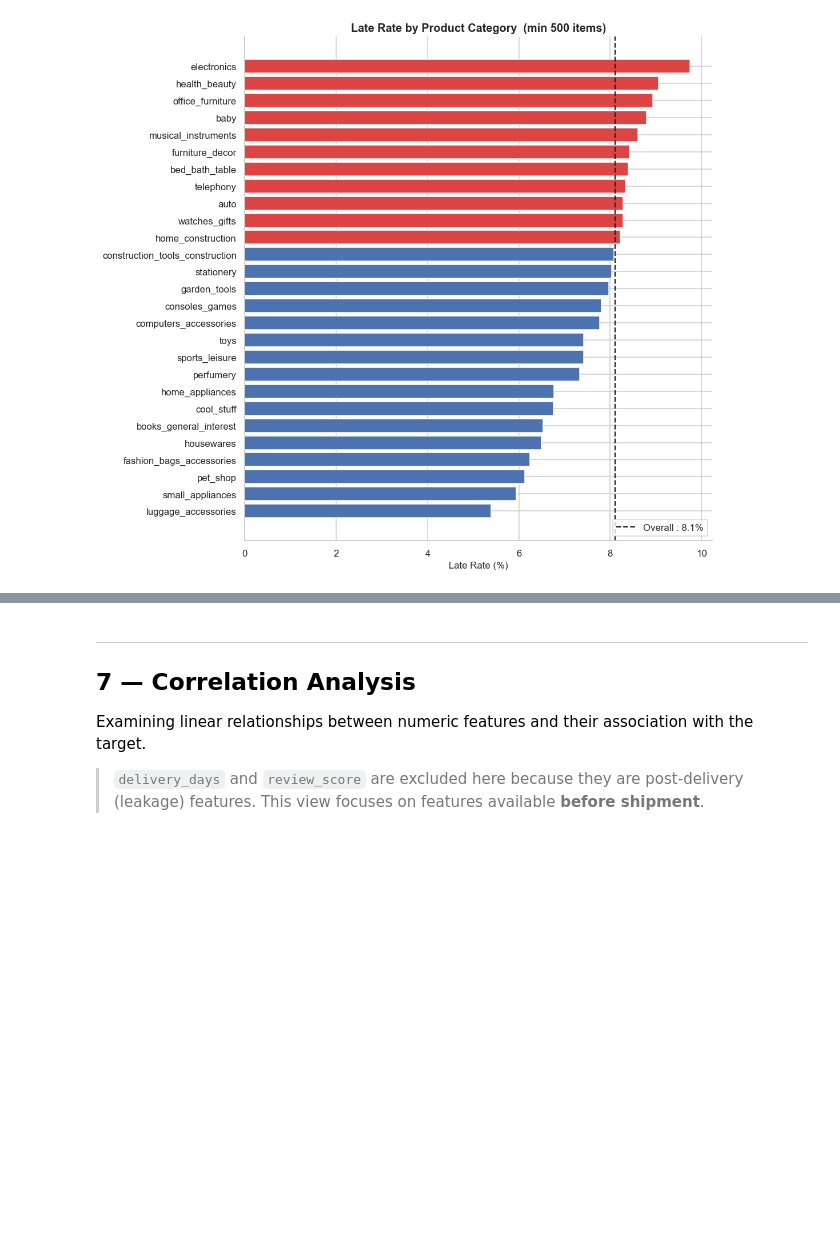
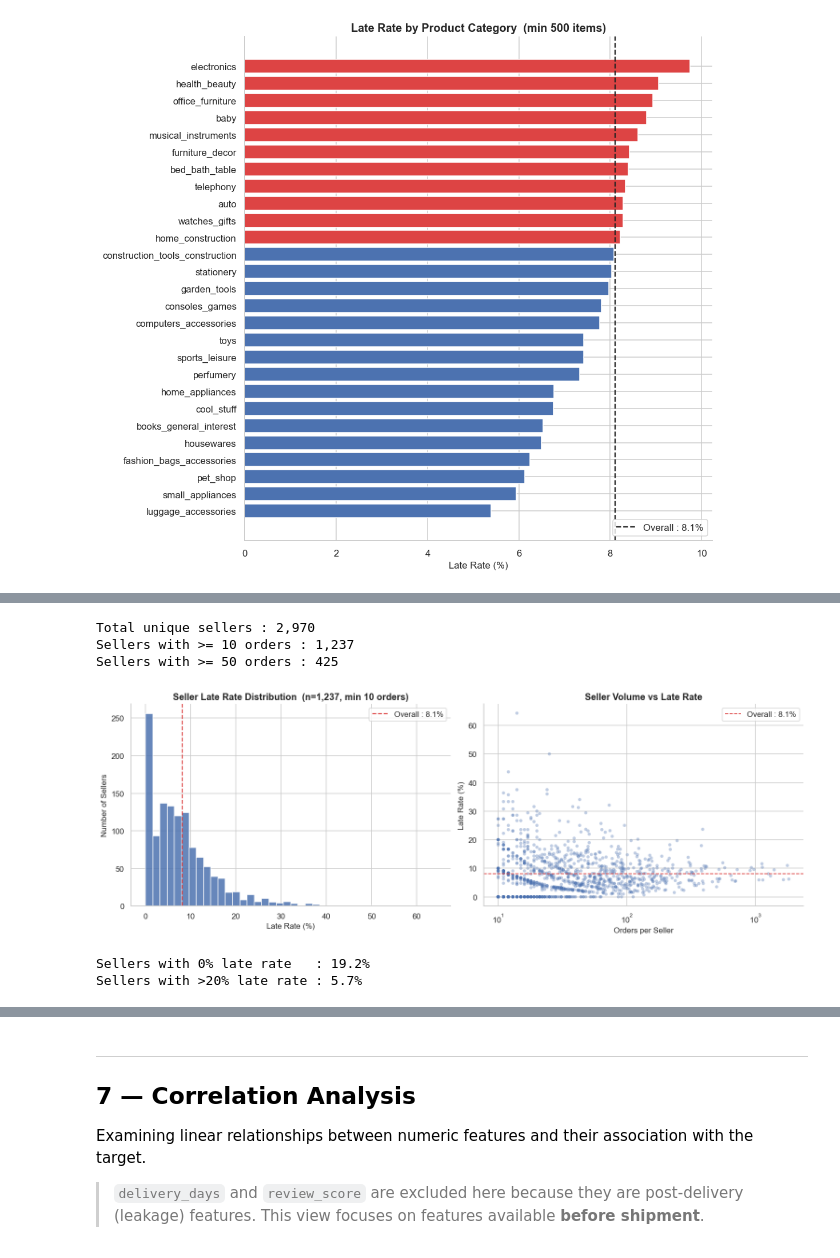
Before and after one commit to Ameed2/capstone-project3, a Jupyter notebook: notebooks/03_eda.ipynb, the cells around one changed output, grey strips where cells are left out. Saved outputs shown, nothing was run; the diff lists cells and outputs as text; code cells hidden in the pictures; blank space fills up the shorter version.

```diff
--- a/notebooks/03_eda.ipynb
+++ b/notebooks/03_eda.ipynb
@@ -574,0 +635,56 @@ useful predictors.
+# %%
+seller_stats = (
+    items_with_target
+    .groupby('seller_id')
+    .agg(
+        n_orders   = ('order_id', 'nunique'),
+        late_rate  = ('is_late', 'mean'),
+        seller_state = ('seller_state', 'first'),
+    )
+    .reset_index()
+)
+
+print(f'Total unique sellers : {len(seller_stats):,}')
+print(f'Sellers with >= 10 orders : {(seller_stats["n_orders"] >= 10).sum():,}')
+print(f'Sellers with >= 50 orders : {(seller_stats["n_orders"] >= 50).sum():,}')
+
+fig, axes = plt.subplots(1, 2, figsize=(14, 5))
+
+# Late rate distribution across sellers (min 10 orders for stability)
+reliable = seller_stats[seller_stats['n_orders'] >= 10]
+axes[0].hist(reliable['late_rate'] * 100, bins=40, color=ON_TIME_C,
+             edgecolor='white', alpha=0.85)
+axes[0].axvline(df['is_late'].mean() * 100, ls='--', color=LATE_C, lw=1.5,
+                label=f'Overall : {df["is_late"].mean()*100:.1f}%')
+axes[0].set_title(f'Seller Late Rate Distribution  (n={len(reliable):,}, min 10 orders)')
+axes[0].set_xlabel('Late Rate (%)')
+axes[0].set_ylabel('Number of Sellers')
+axes[0].legend()
+
+# Scatter: seller volume vs late rate
+axes[1].scatter(reliable['n_orders'], reliable['late_rate'] * 100,
+                alpha=0.35, s=20, color=ON_TIME_C, edgecolors='none')
+axes[1].axhline(df['is_late'].mean() * 100, ls='--', color=LATE_C, lw=1.2,
+                label=f'Overall : {df["is_late"].mean()*100:.1f}%')
+axes[1].set_title('Seller Volume vs Late Rate')
+axes[1].set_xlabel('Orders per Seller')
+axes[1].set_ylabel('Late Rate (%)')
+axes[1].set_xscale('log')
+axes[1].legend()
+
+for ax in axes:
+    sns.despine(ax=ax)
+plt.tight_layout()
+plt.show()
+
+zero_late = (reliable['late_rate'] == 0).mean() * 100
+high_late = (reliable['late_rate'] > 0.20).mean() * 100
+print(f'\nSellers with 0% late rate   : {zero_late:.1f}%')
+print(f'Sellers with >20% late rate : {high_late:.1f}%')
+# %% [output]
+Total unique sellers : 2,970
+Sellers with >= 10 orders : 1,237
+Sellers with >= 50 orders : 425
+[figure, added]
+Sellers with 0% late rate   : 19.2%
+Sellers with >20% late rate : 5.7%
```
Also changed, not shown: parts of 10 cells of this notebook, 31 other files.
